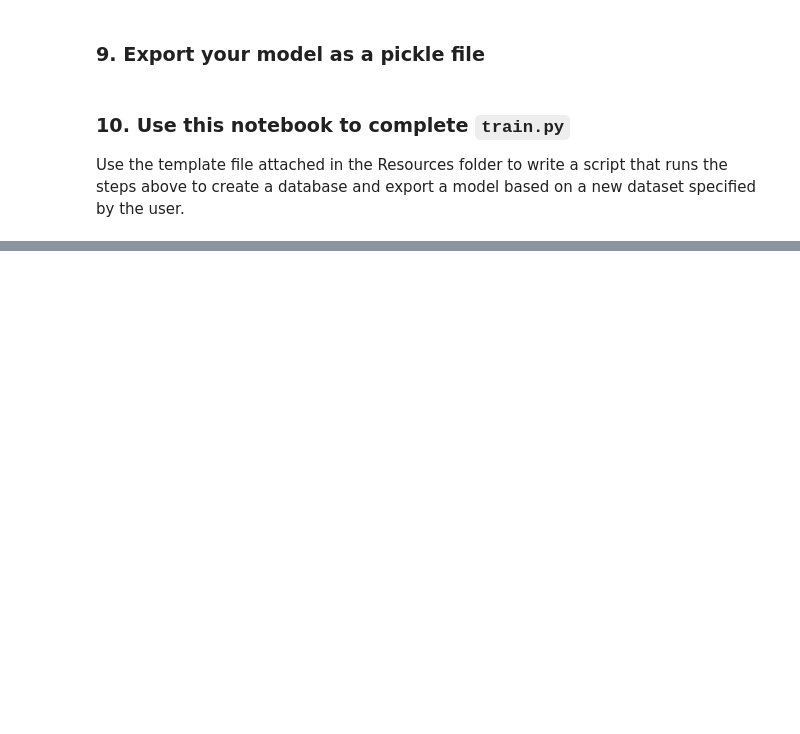
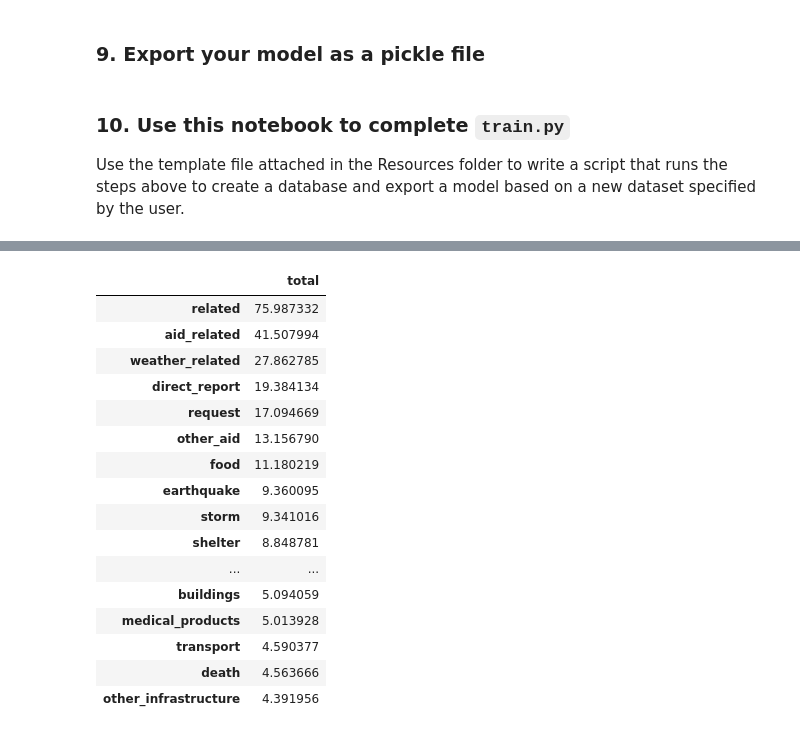
Before and after one commit to sjhaluck/Disaster-Response-Classifier, a Jupyter notebook: ML Pipeline Preparation.ipynb, the cells around one changed output, grey strips where cells are left out. Saved outputs shown, nothing was run; the diff lists cells and outputs as text; code cells hidden in the pictures; blank space fills up the shorter version.

```diff
--- a/ML Pipeline Preparation.ipynb
+++ b/ML Pipeline Preparation.ipynb
@@ -263,0 +342,21 @@ Use the template file attached in the Resources folder to write a script that ru
+# %%
+cat_counts = cat_counts.sort_values(by='total',ascending=False)[:20]/df.shape[0]*100
+cat_counts
+# %% [output]
+|  | total |
+| related | 75.987332 |
+| aid_related | 41.507994 |
+| weather_related | 27.862785 |
+| direct_report | 19.384134 |
+| request | 17.094669 |
+| other_aid | 13.156790 |
+| food | 11.180219 |
+| earthquake | 9.360095 |
+| storm | 9.341016 |
+| shelter | 8.848781 |
+| ... | ... |
+| buildings | 5.094059 |
+| medical_products | 5.013928 |
+| transport | 4.590377 |
+| death | 4.563666 |
+| other_infrastructure | 4.391956 |
```
Also changed, not shown: parts of 25 cells of this notebook.
